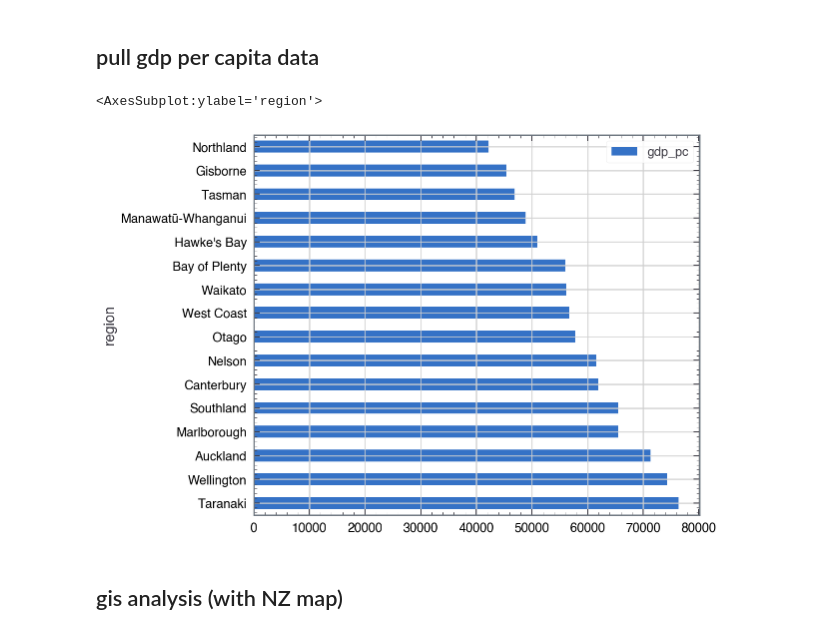
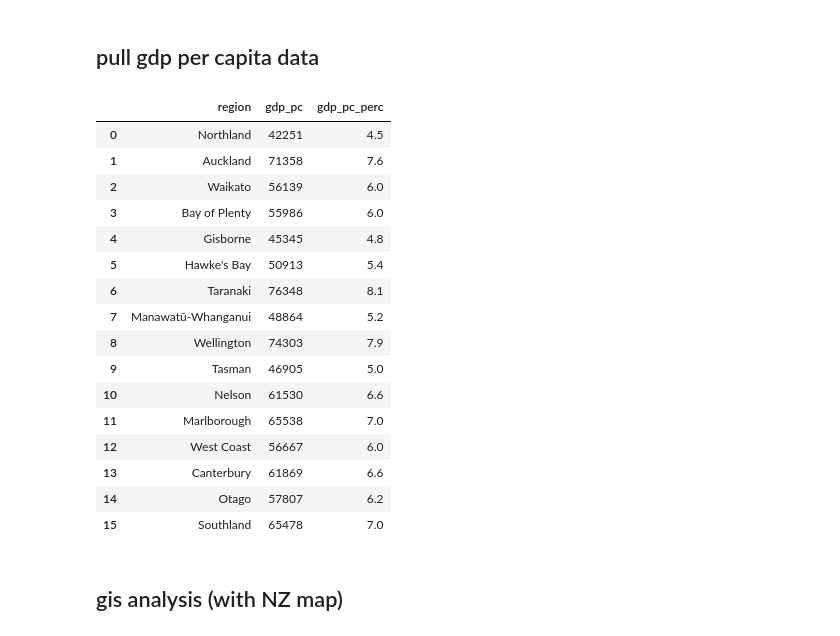
Before and after one commit to matthew-trava/huiehackathon-team2, a Jupyter notebook: gis.ipynb, the cells around one changed output. Cells and saved outputs as stored; diff of their text form; code cells hidden in the pictures.

```diff
--- a/gis.ipynb
+++ b/gis.ipynb
@@ -225,36 +225,50 @@ def extract_gdp(fp="data/processed/gdp-per-capita_2020_regional.csv"):
         filename = f"gdp-per-capita-annual-mar-{reg_fn}--annual-rate.csv"
         df_i = pd.read_csv(f"data/gis/gdp/"+filename)
 
         # transform df
         df_i = df_i[df_i['Year'] == 2020]                                                       # only take the GDP for the most recent year available (2020)
         df_i['region'] = region                                                                 # add column with region
         df_i = df_i[['region', 'The GDP per capita']]                                           # get rid of redundant columns
         df_i = df_i.rename(columns={'The GDP per capita': 'gdp_pc'})                            # rename column for easier processing (GDP is in NZD)
         df_i['gdp_pc'] = df_i['gdp_pc'].replace(',', '', regex=True).astype(np.int32)           # transform gdp from str to int (need to get rid of commas first)
 
 
         df_list.append(df_i)
 
     # concatenate dataframe and save it
     df_gdp = pd.concat(df_list, ignore_index=True)
     df_gdp.to_csv(fp, index=False)
 
 
 # extract gdp per capita and load into dataframe
 filepath_gdp = "data/processed/gdp-per-capita_2020_regional.csv"
 try:
     df_gdp = pd.read_csv(filepath_gdp)
 except FileNotFoundError:
     extract_gdp(fp=filepath_gdp)
 
 # create column of gdp_pc percentage
 df_gdp['gdp_pc_perc'] = np.round((df_gdp.gdp_pc/df_gdp.gdp_pc.sum())*100, 1)
 
 df_gdp
-df_gdp.sort_values('gdp_pc', ascending=False).plot.barh(x='region', y='gdp_pc')
 # %% [output]
-<AxesSubplot:ylabel='region'>
-[figure, removed]
+|  | region | gdp_pc | gdp_pc_perc |
+| 0 | Northland | 42251 | 4.5 |
+| 1 | Auckland | 71358 | 7.6 |
+| 2 | Waikato | 56139 | 6.0 |
+| 3 | Bay of Plenty | 55986 | 6.0 |
+| 4 | Gisborne | 45345 | 4.8 |
+| 5 | Hawke's Bay | 50913 | 5.4 |
+| 6 | Taranaki | 76348 | 8.1 |
+| 7 | Manawatū-Whanganui | 48864 | 5.2 |
+| 8 | Wellington | 74303 | 7.9 |
+| 9 | Tasman | 46905 | 5.0 |
+| 10 | Nelson | 61530 | 6.6 |
+| 11 | Marlborough | 65538 | 7.0 |
+| 12 | West Coast | 56667 | 6.0 |
+| 13 | Canterbury | 61869 | 6.6 |
+| 14 | Otago | 57807 | 6.2 |
+| 15 | Southland | 65478 | 7.0 |
 # %% [markdown]
 ## gis analysis (with NZ map)
 # %%
```
Also changed, not shown: parts of 1 cell of this notebook.
